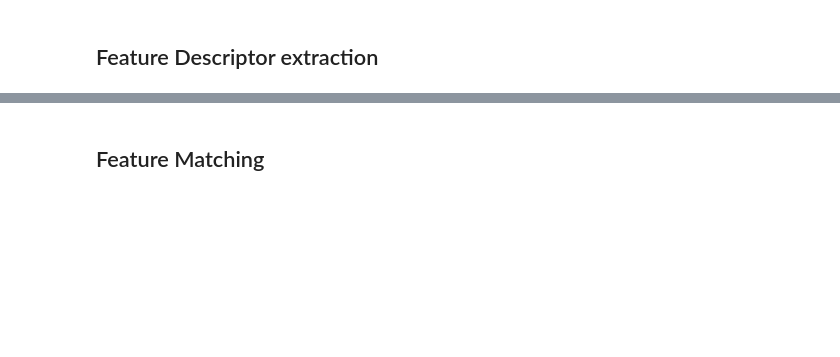
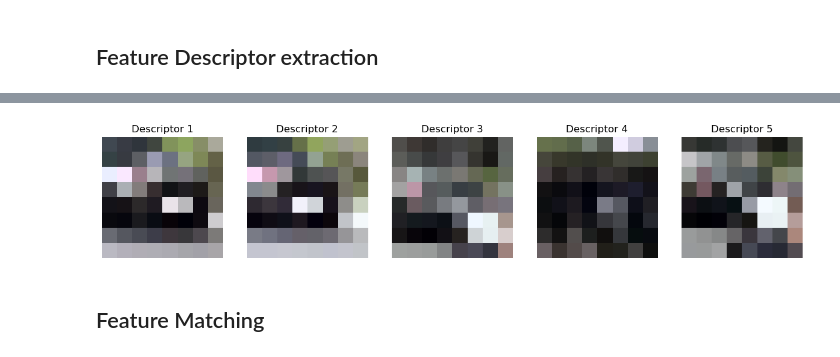
Before and after one commit to filipbagen/cs-180, a Jupyter notebook: p4-image-warping-and-mosaicing/code/4b.ipynb, the cells around one changed output, grey strips where cells are left out. Cells and saved outputs as stored; diff of their text form; code cells hidden in the pictures; blank space fills up the shorter version.

```diff
--- a/p4-image-warping-and-mosaicing/code/4b.ipynb
+++ b/p4-image-warping-and-mosaicing/code/4b.ipynb
@@ -160,2 +148,38 @@ for i in range(num_to_visualize):
+# %%
+def visualize_descriptors(descriptors, num_descriptors=5, patch_size=8):
+    """
+    Visualizes the first few descriptors as RGB images.
+
+    Parameters:
+    descriptors (N x 192 array): Color feature descriptors.
+    num_descriptors (int): Number of descriptors to visualize (default is 5).
+    patch_size (int): Size of the descriptor patch (default is 8x8).
+    """
+    fig, axes = plt.subplots(1, num_descriptors, figsize=(15, 5))
+
+    for i in range(num_descriptors):
+        descriptor = descriptors[i]
+
+        # Reshape the descriptor into three 8x8 patches for R, G, B channels
+        patch_r = descriptor[:patch_size*patch_size].reshape((patch_size, patch_size))
+        patch_g = descriptor[patch_size*patch_size:2*patch_size*patch_size].reshape((patch_size, patch_size))
+        patch_b = descriptor[2*patch_size*patch_size:].reshape((patch_size, patch_size))
+
+        # Combine the patches into a single 8x8x3 RGB image
+        patch_rgb = np.stack((patch_r, patch_g, patch_b), axis=-1)
+
+        # Normalize the RGB image to [0, 1] for visualization
+        patch_rgb = (patch_rgb - patch_rgb.min()) / (patch_rgb.max() - patch_rgb.min())
+
+        # Display the RGB image
+        axes[i].imshow(patch_rgb)
+        axes[i].axis('off')
+        axes[i].set_title(f'Descriptor {i+1}')
+
+    plt.show()
+
+visualize_descriptors(descriptors_left, num_descriptors=5)
+# %% [output]
+[figure, added]
 # %% [markdown]
 ## Feature Matching
```
Also changed, not shown: parts of 10 cells of this notebook.
